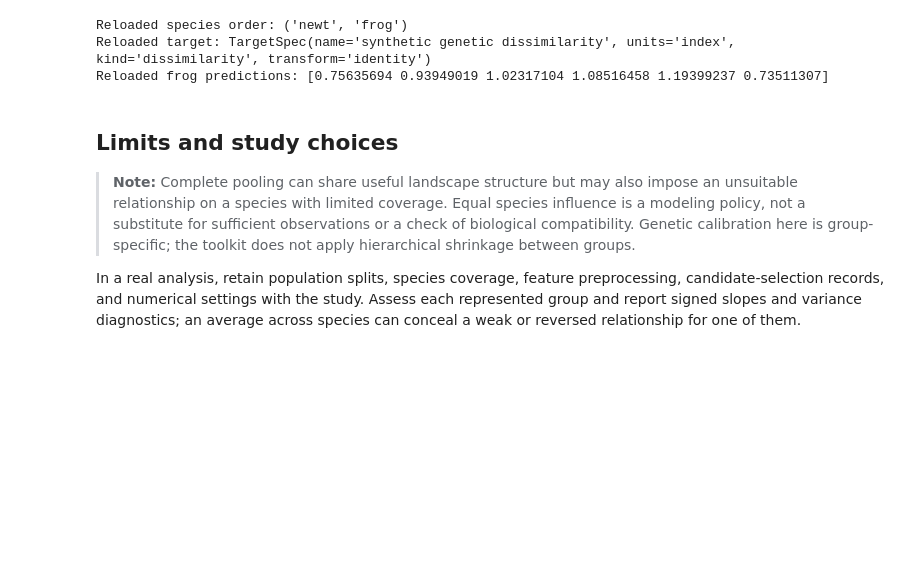
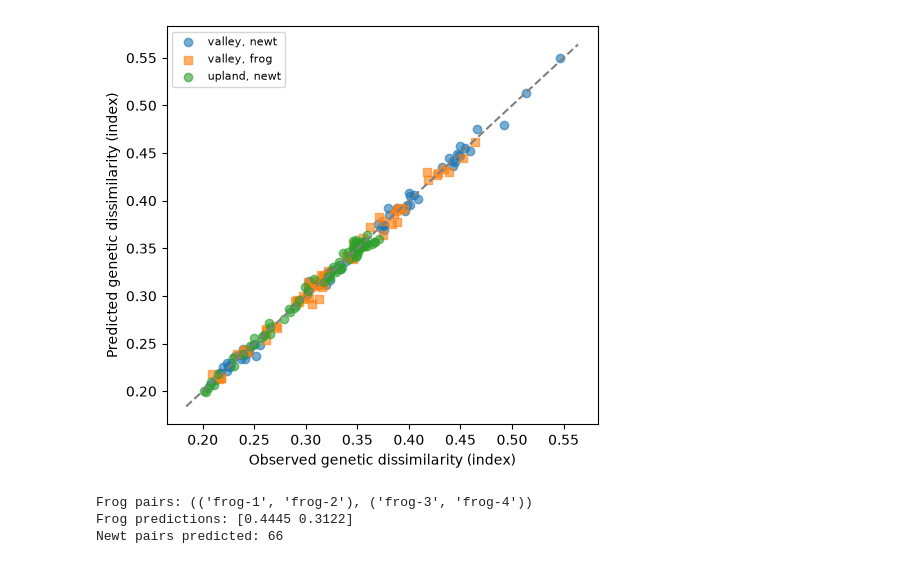
Before and after one commit to vboussange/ilg-toolkit, a Jupyter notebook: examples/multispecies.ipynb, the cells around one changed output. Drawn from its saved outputs; the diff is of its cells as text; code cells hidden in the pictures; blank space fills up the shorter version.

```diff
--- a/examples/multispecies.ipynb
+++ b/examples/multispecies.ipynb
@@ -13,14 +7,15 @@ separate for every observed region–species group.
 # %%
-from itertools import combinations
+import tempfile
 from pathlib import Path
-from tempfile import TemporaryDirectory
 
 import coordax as cx
+import equinox as eqx
 import jax
+import jax.numpy as jnp
 import matplotlib.pyplot as plt
 import numpy as np
+import optax
 from ilg_toolkit import (
-    calibrate,
     load_model,
     MLPELoss,
     PairwiseObservations,
@@ -30,12 +25,17 @@ from ilg_toolkit import (
     train,
     TrainingConfig,
 )
-from ilg_toolkit.models import UNetEmbeddingDistance
+from ilg_toolkit.models import LogLinearConductance, ResNet9Conductance
 from IPython.display import display, Markdown
+from scipy.ndimage import gaussian_filter
 
 
 jax.config.update("jax_enable_x64", True)
-species_order = ("newt", "frog")
-target = TargetSpec("synthetic genetic dissimilarity", units="index")
-plt.rcParams.update({"axes.spines.top": False, "axes.spines.right": False})
+
+SPECIES = ("newt", "frog")
+FEATURES = ("canopy", "moisture")
+CELLS = 48  # Raster side length in cells.
+PATCH_SIZE = 8  # Groups 8x8 cells into one vertex: a 6x6 conductance grid graph.
+UNITS = 12  # Sampling units per species and region, each at its own vertex.
+target = TargetSpec("genetic dissimilarity", units="index")
 # %% [markdown]
@@ -275,27 +189,33 @@ the statistical state. Keep feature meanings and order consistent at prediction
-# %%
-with TemporaryDirectory() as directory:
-    path = Path(directory) / "marsh-frog.eqx"
-    save_model(path, adapted)
-    restored = load_model(path, distance_model=model_template(0))
-    print("Reloaded species order:", restored.species)
-    print("Reloaded target:", restored.target)
-    print(
-        "Reloaded frog predictions:",
-        np.asarray(restored.predict(marsh, species="frog", pairs=marsh_prediction.pairs).values),
-    )
-# %% [output]
-Reloaded species order: ('newt', 'frog')
-Reloaded target: TargetSpec(name='synthetic genetic dissimilarity', units='index', kind='dissimilarity', transform='identity')
-Reloaded frog predictions: [0.75635694 0.93949019 1.02317104 1.08516458 1.19399237 0.73511307]
-# %% [markdown]
-## Limits and study choices
-
-> **Note:** Complete pooling can share useful landscape structure but may also impose an unsuitable relationship
-> on a species with limited coverage. Equal species influence is a modeling policy, not a
-> substitute for sufficient observations or a check of biological compatibility. Genetic
-> calibration here is group-specific; the toolkit does not apply hierarchical shrinkage between groups.
-
-In a real analysis, retain population splits, species coverage, feature preprocessing,
-candidate-selection records, and numerical settings with the study. Assess each represented
-group and report signed slopes and variance diagnostics; an average across species can conceal
-a weak or reversed relationship for one of them.
+# %%
+figure, axis = plt.subplots(figsize=(5, 4.5), layout="constrained")
+for region, region_observations in zip(regions, observations, strict=True):
+    query = {item.species: item.observed_pairs for item in region_observations}
+    predictions = model.predict(region, query)
+    for item in region_observations:
+        axis.scatter(
+            item.observed_values,
+            predictions[item.species].values,
+            marker=markers[item.species],
+            alpha=0.6,
+            label=f"{region.name}, {item.species}",
+        )
+limits = axis.get_xlim()
+axis.plot(limits, limits, linestyle="--", color="gray")
+axis.set(
+    xlabel="Observed genetic dissimilarity (index)",
+    ylabel="Predicted genetic dissimilarity (index)",
+)
+axis.legend(fontsize=8)
+plt.show()
+
+predictions = model.predict(
+    valley, {"frog": [("frog-1", "frog-2"), ("frog-3", "frog-4")], "newt": None}
+)
+print("Frog pairs:", predictions["frog"].pairs)
+print("Frog predictions:", np.round(np.asarray(predictions["frog"].values), 4))
+print("Newt pairs predicted:", len(predictions["newt"].pairs))
+# %% [output]
+[figure, added]
+Frog pairs: (('frog-1', 'frog-2'), ('frog-3', 'frog-4'))
+Frog predictions: [0.4445 0.3122]
+Newt pairs predicted: 66
```
Also changed, not shown: parts of 16 cells of this notebook, 5 other files.
